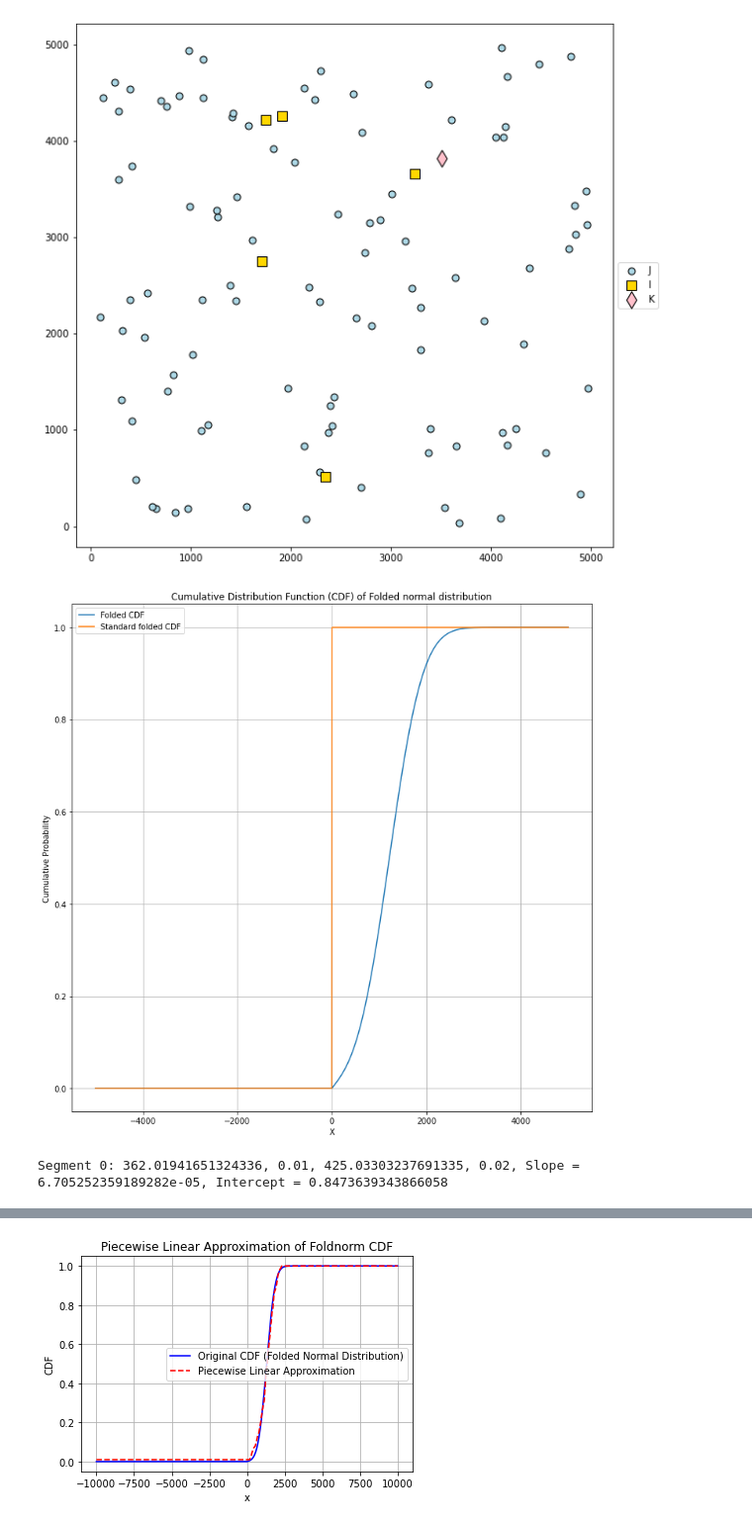
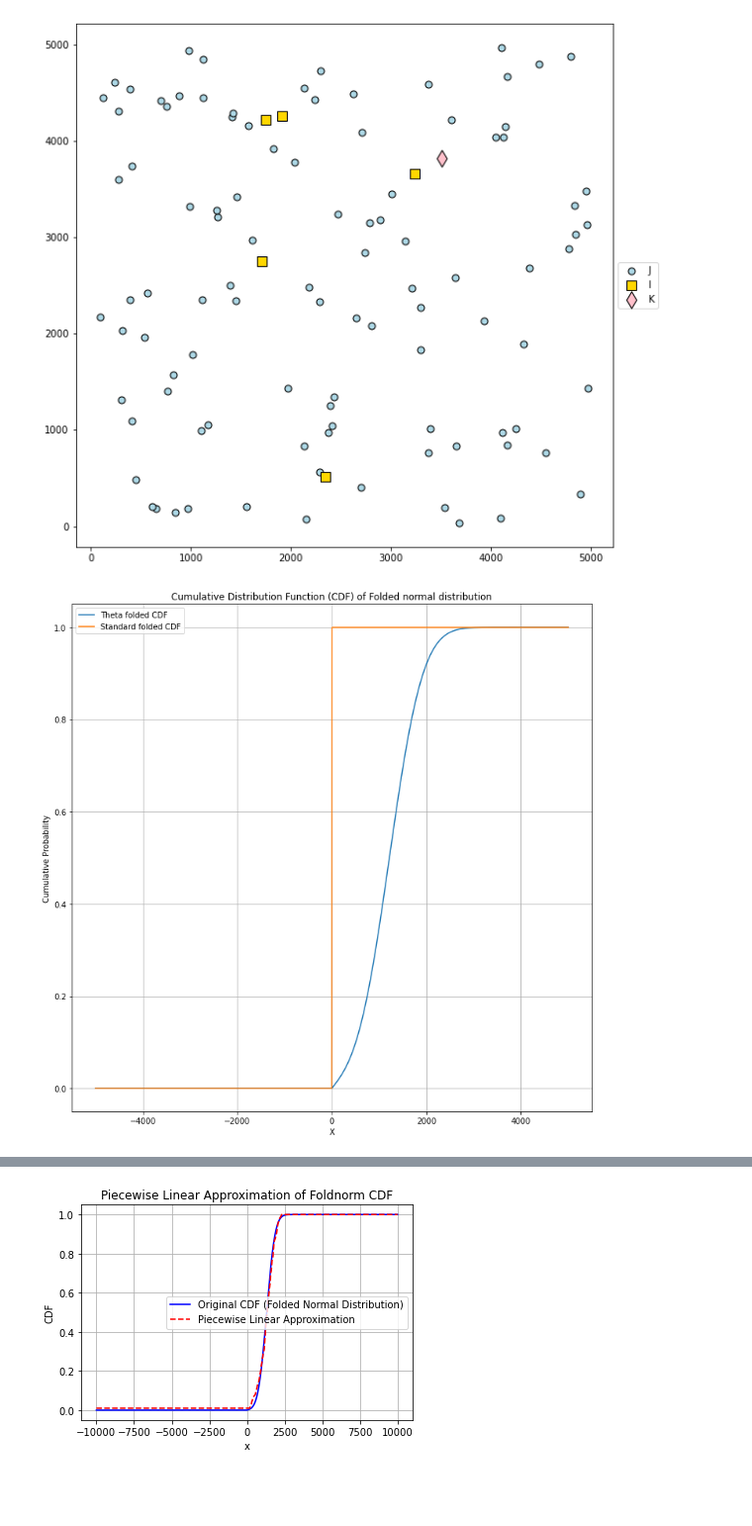
Before and after one commit to petrenaa/Stochastic_Programming_Relaxations, a Jupyter notebook: CODE.ipynb, the cells around one changed output, grey strips where cells are left out. Shown at 99% size. Drawn from its saved outputs; the diff is of its cells as text; code cells hidden in the pictures; blank space fills up the shorter version.

Commit message:
Piecewise approximation

```diff
--- a/CODE.ipynb
+++ b/CODE.ipynb
@@ -306,74 +306,31 @@ def softtime(model, where):
 # %%
 mean = {i : random.uniform(500, 3000) for i in I.index}
 std_dev = {i : random.uniform(100, 800) for i in I.index}
 
 #Define random variable
 
 theta_ran_i = {}
 for i in list(I.index):
     theta_ran_i[i] = foldnorm(c=mean[i]/std_dev[i], scale=std_dev[i])
 
 #Define deterministic theta
 theta_det = {}
 for i in I.index:
     theta_det[i] = theta_ran_i[i].rvs(1)[0]
 
 x = np.linspace(-5000, 5000, 1000)  # Generate 1000 points from 0 to 5
 cdf = theta_ran_i['i3'].cdf(x)
 cdf_foldnorm = foldnorm.cdf(x, c=0, scale=1)
 cdf_norm = norm.cdf(x, loc=0, scale=1)
 plt.figure(figsize=(12, 12))
-plt.plot(x, cdf, label='Folded CDF')
+plt.plot(x, cdf, label='Theta folded CDF')
 plt.plot(x, cdf_foldnorm, label='Standard folded CDF')
 #plt.plot(x, cdf_norm, label='Standard CDF')
 plt.title('Cumulative Distribution Function (CDF) of Folded normal distribution')
 plt.xlabel('X')
 plt.ylabel('Cumulative Probability')
 plt.grid(True)
 plt.legend()
 plt.show()
 # %% [output]
-[figure, old version]
+[figure, new version]
-# %%
-# Define the parameters for the folded normal distribution
-
-# Step 1: Generate sample data from a folded normal distribution
-sample_size = 100
-data = theta_ran_i['i0'].rvs(size=sample_size)
-
-# Step 2: Compute the empirical CDF
-data_sorted = np.sort(data)
-cdf_values = np.arange(1, sample_size + 1) / sample_size
-
-# Step 3: Use linear interpolation for the piecewise linear approximation
-def piecewise_linear_cdf(x, data_sorted, cdf_values):
-    return np.interp(x, data_sorted, cdf_values, left = 0, right = 1)
-
-indices = np.where(cdf_values > p)[0]
-start_index = indices[0]
-end_index = indices[-1]
-
-slopes = []
-intercepts = []
-
-slopes = []
-intercepts = []
-
-# Compute slopes and intercepts for each segment in the desired interval
-for i in range(start_index, end_index):
-    x0, x1 = data_sorted[i], data_sorted[i + 1]
-    y0, y1 = cdf_values[i], cdf_values[i + 1]
-    slope = (y1 - y0) / (x1 - x0)
-    intercept = y0 - slope * x0
-    slopes.append(slope)
-    intercepts.append(intercept)
-
-for i, (slope, intercept) in enumerate(zip(slopes, intercepts)):
-    print(f"Segment {i}: {data_sorted[i]}, {cdf_values[i]}, {data_sorted[i+1]}, {cdf_values[i+1]}, Slope = {slope}, Intercept = {intercept}")
-
-# Step 4: Plot the original CDF and its approximation
-x = np.linspace(-10000, 10000, 1000)  # Adjust x range as needed for the foldnorm distribution
-original_cdf = theta_ran_i['i0'].cdf(x)
-approx_cdf = piecewise_linear_cdf(x, data_sorted, cdf_values)
-# %% [output]
-Segment 0: 362.01941651324336, 0.01, 425.03303237691335, 0.02, Slope = 6.705252359189282e-05, Intercept = 0.8473639343866058
```
Also changed, not shown: parts of 3 cells of this notebook.
